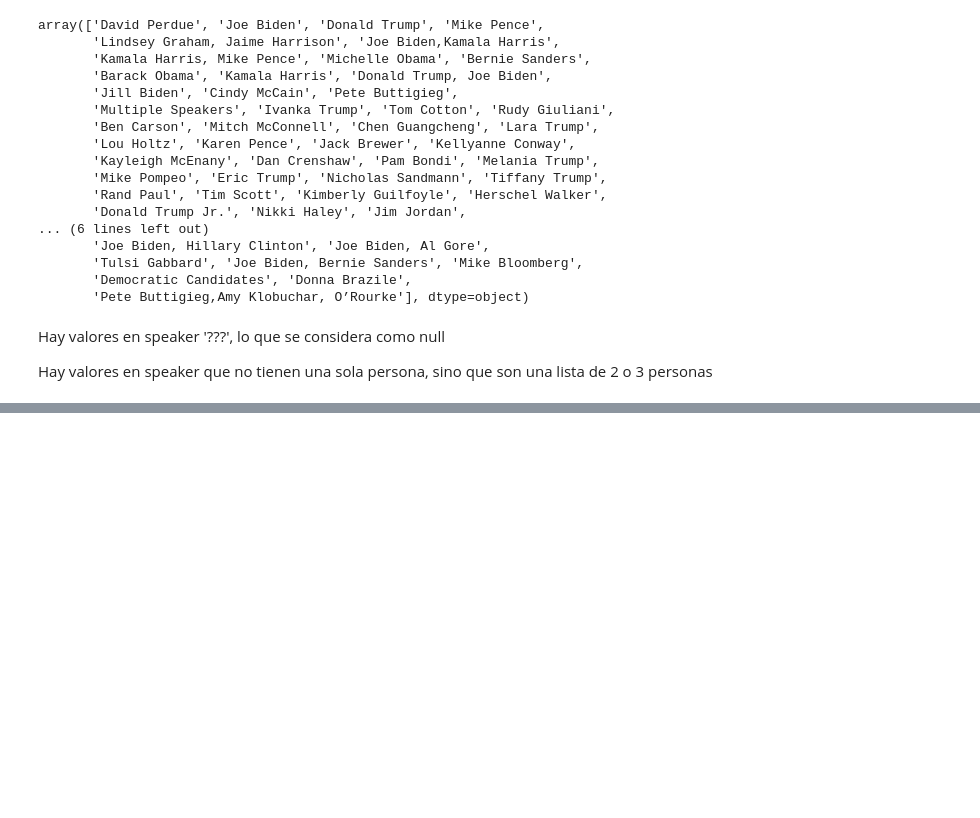
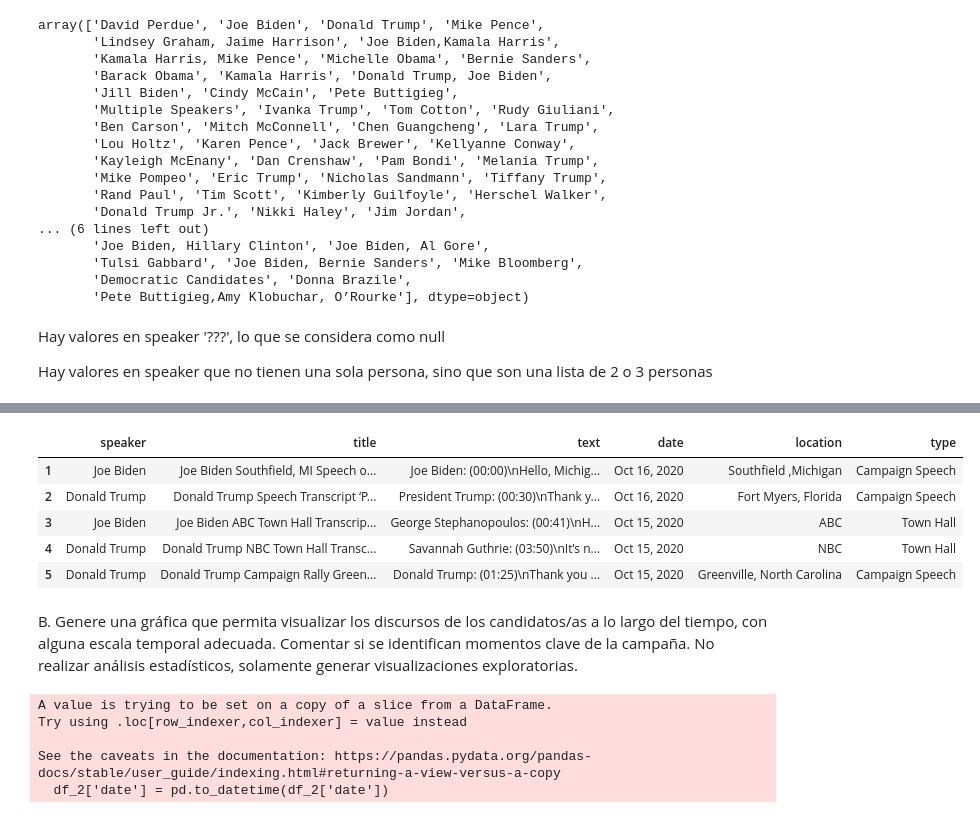
Before and after one commit to SantiQuinteros/Curso-Ciencia-Datos-FING, a Jupyter notebook: Script/Tarea_1.ipynb, the cells around one changed output, grey strips where cells are left out. Cells and saved outputs as stored; diff of their text form; code cells hidden in the pictures; blank space fills up the shorter version.

```diff
--- a/Script/Tarea_1.ipynb
+++ b/Script/Tarea_1.ipynb
@@ -86,0 +124,22 @@ array(['Campaign Speech', 'Town Hall', 'Debate', 'Interview',
+# %%
+df_2.head()
+# %% [output]
+|  | speaker | title | text | date | location | type |
+| 1 | Joe Biden | Joe Biden Southfield, MI Speech o... | Joe Biden: (00:00)\nHello, Michig... | Oct 16, 2020 | Southfield ,Michigan | Campaign Speech |
+| 2 | Donald Trump | Donald Trump Speech Transcript ‘P... | President Trump: (00:30)\nThank y... | Oct 16, 2020 | Fort Myers, Florida | Campaign Speech |
+| 3 | Joe Biden | Joe Biden ABC Town Hall Transcrip... | George Stephanopoulos: (00:41)\nH... | Oct 15, 2020 | ABC | Town Hall |
+| 4 | Donald Trump | Donald Trump NBC Town Hall Transc... | Savannah Guthrie: (03:50)\nIt’s n... | Oct 15, 2020 | NBC | Town Hall |
+| 5 | Donald Trump | Donald Trump Campaign Rally Green... | Donald Trump: (01:25)\nThank you ... | Oct 15, 2020 | Greenville, North Carolina | Campaign Speech |
+# %% [markdown]
+B. Genere una gráfica que permita visualizar los discursos de los candidatos/as a lo
+largo del tiempo, con alguna escala temporal adecuada. Comentar si se identifican
+momentos clave de la campaña. No realizar análisis estadísticos, solamente generar
+visualizaciones exploratorias.
+# %%
+df_2['date'] = pd.to_datetime(df_2['date'])
+# %% [output]
+A value is trying to be set on a copy of a slice from a DataFrame.
+Try using .loc[row_indexer,col_indexer] = value instead
+
+See the caveats in the documentation: https://pandas.pydata.org/pandas-docs/stable/user_guide/indexing.html#returning-a-view-versus-a-copy
+  df_2['date'] = pd.to_datetime(df_2['date'])
```
Also changed, not shown: parts of 20 cells of this notebook.
